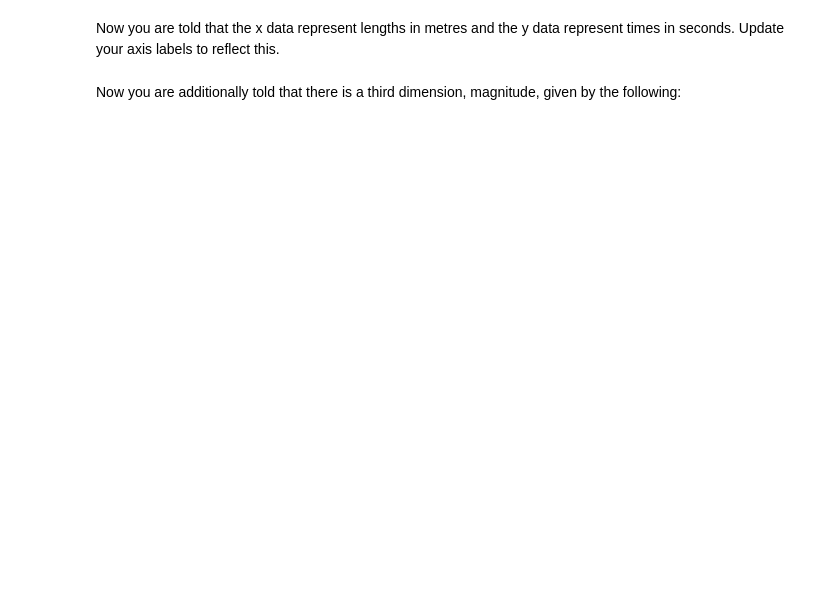
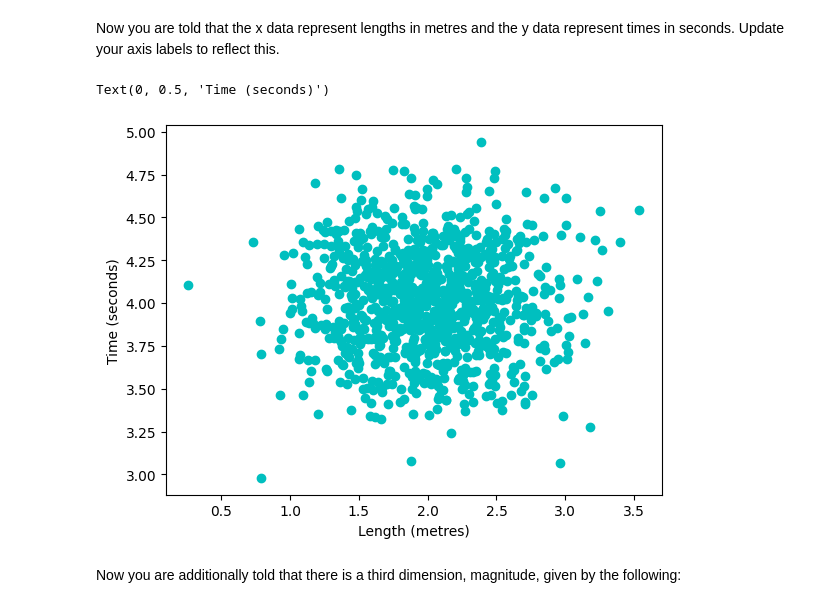
Before and after one commit to abbeywaldron/research_methods_2025, a Jupyter notebook: visualisation_2.ipynb, the cells around one changed output. Cells and saved outputs as stored; diff of their text form; code cells hidden in the pictures; blank space fills up the shorter version.

```diff
--- a/visualisation_2.ipynb
+++ b/visualisation_2.ipynb
@@ -32,5 +89,12 @@ Make a scatter plot of `data_1` and change the colour of the points to something
 # %% [markdown]
 Now you are told that the x data represent lengths in metres and the y data represent times in seconds.  Update your axis labels to reflect this.
+# %%
+plt.scatter(data_1[:, 0], data_1[:, 1], marker='o', c='c')
+plt.xlabel('Length (metres)')
+plt.ylabel('Time (seconds)')
+# %% [output]
+Text(0, 0.5, 'Time (seconds)')
+[figure, added]
 # %% [markdown]
 Now you are additionally told that there is a third dimension, magnitude, given by the following:
 # %%
```
Also changed, not shown: parts of 11 cells of this notebook, 2 other files.
